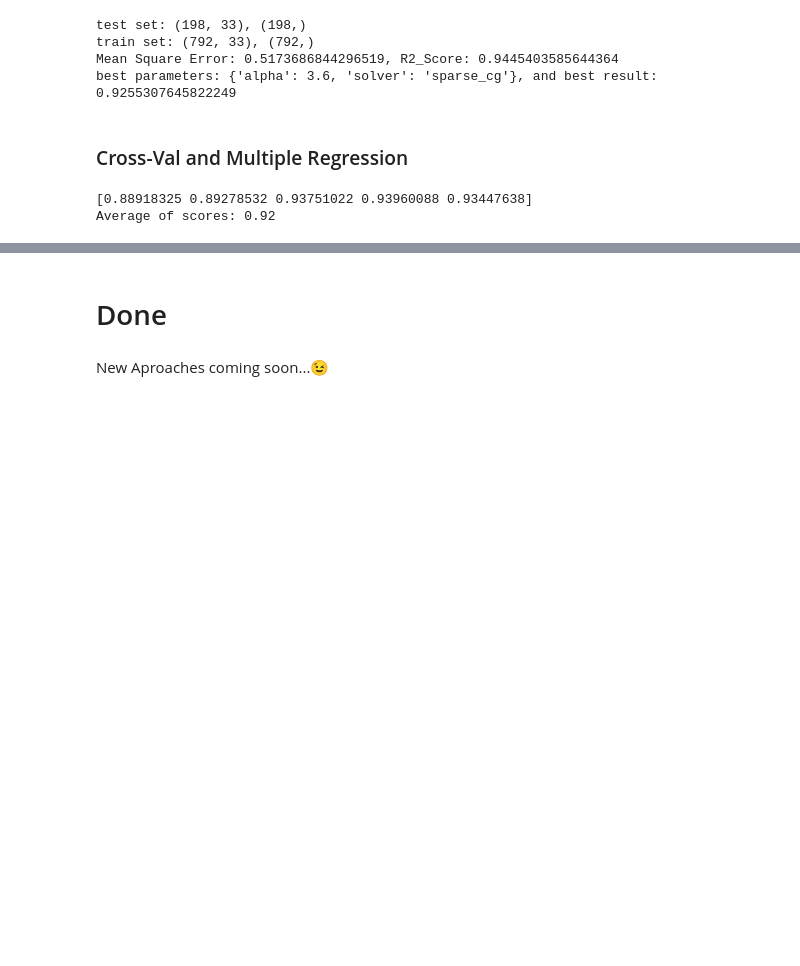
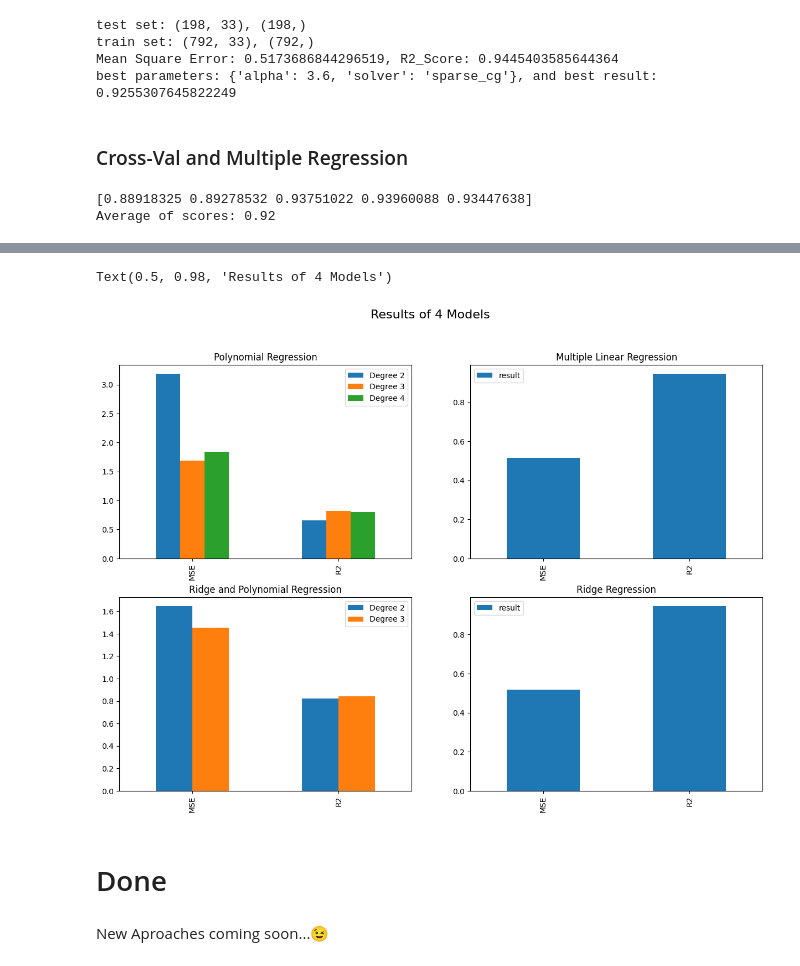
Before and after one commit to mrpintime/Student_performancePrediction, a Jupyter notebook: Predictive analysis/Predictive_analysis.ipynb, the cells around one changed output, grey strips where cells are left out. Saved outputs shown, nothing was run; the diff lists cells and outputs as text; code cells hidden in the pictures; blank space fills up the shorter version.

```diff
--- a/Predictive analysis/Predictive_analysis.ipynb
+++ b/Predictive analysis/Predictive_analysis.ipynb
@@ -152,3 +184,23 @@ Average of scores: 0.92
+# %%
+model_1 = pd.DataFrame({'Degree 2':[mse_list[0][0], r2_list[0][0]], 'Degree 3':[mse_list[0][1], r2_list[0][1]],
+              'Degree 4':[mse_list[0][2], r2_list[0][2]]}, index=['MSE', 'R2'])
+# %%
+model_2 = pd.DataFrame({'result':[mse_list[1], r2_list[1]]}, index=['MSE', 'R2'])
+# %%
+model_3 = pd.DataFrame({'Degree 2':[mse_list[2][0], r2_list[2][0]], 'Degree 3':[mse_list[2][1], r2_list[2][1]]}, index=['MSE', 'R2'])
+# %%
+model_4 = pd.DataFrame({'result':[mse_list[3], r2_list[3]]}, index=['MSE', 'R2'])
+# %%
+fig = plt.figure(figsize=(15,10))
+model_1.plot(kind='bar', title='Polynomial Regression', ax=fig.add_subplot(221))
+model_2.plot(kind='bar', title='Multiple Linear Regression', ax=fig.add_subplot(222))
+model_3.plot(kind='bar', title='Ridge and Polynomial Regression', ax=fig.add_subplot(223))
+model_4.plot(kind='bar', title='Ridge Regression', ax=fig.add_subplot(224))
+
+fig.suptitle('Results of 4 Models', fontsize=16)
+# %% [output]
+Text(0.5, 0.98, 'Results of 4 Models')
+[figure, added]
 # %% [markdown]
 # Done
 # %% [markdown]
```
Also changed, not shown: parts of 10 cells of this notebook, 6 other files.
